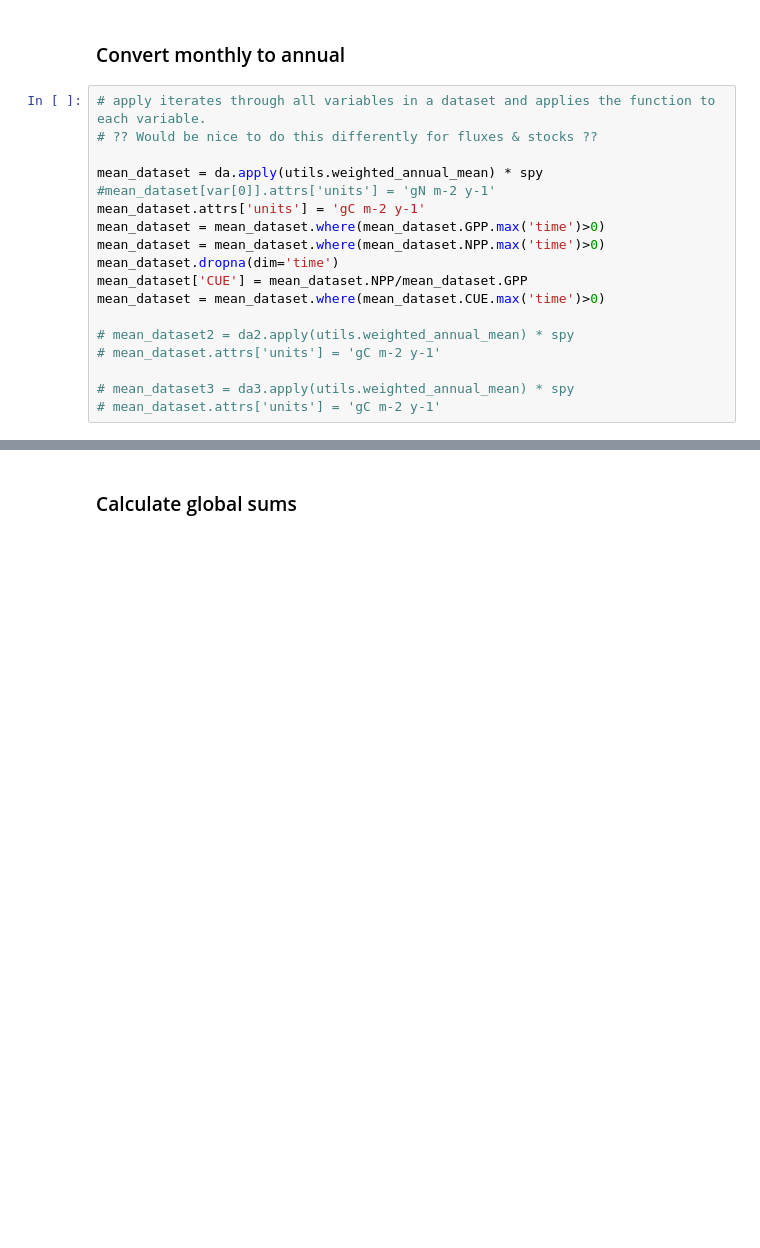
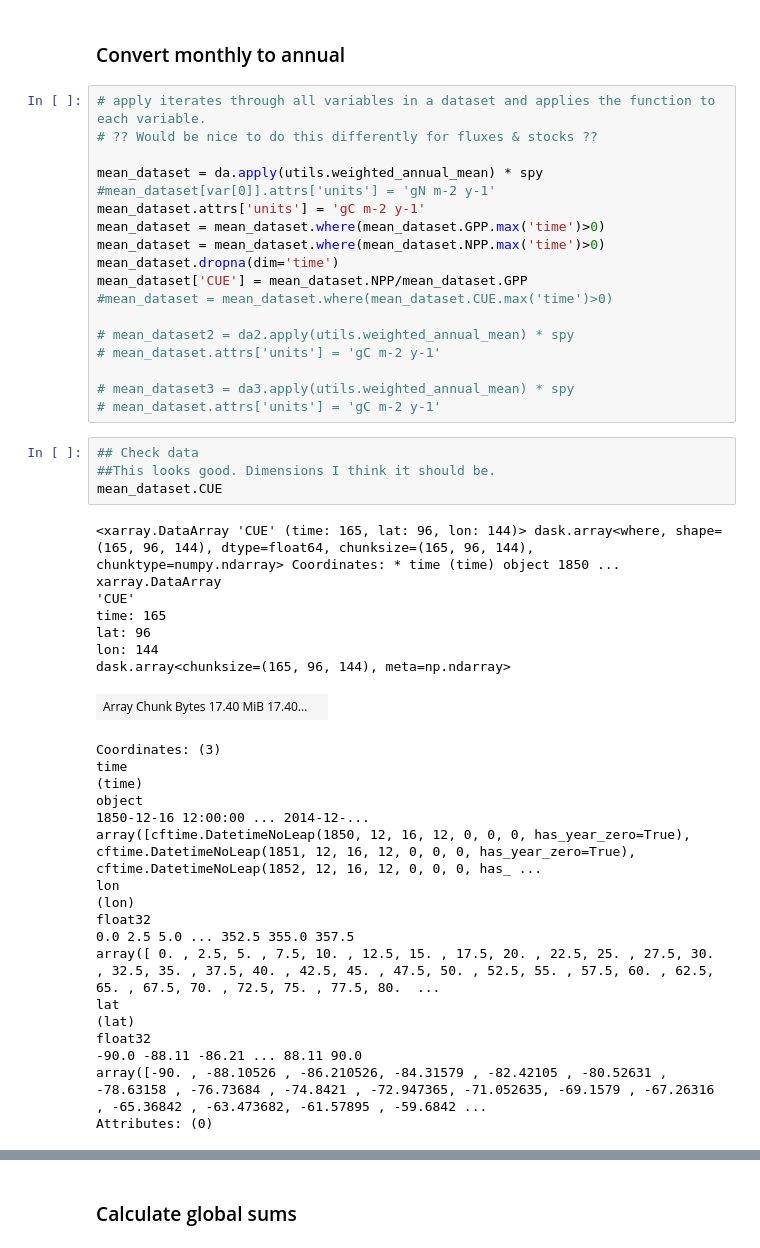
Before and after one commit to emhauser/Foliar-Stoichiometry_CO2, a Jupyter notebook: CN_CO2Global.ipynb, the cells around one changed output, grey strips where cells are left out. Cells and saved outputs as stored; diff of their text form; blank space fills up the shorter version.

```diff
--- a/CN_CO2Global.ipynb
+++ b/CN_CO2Global.ipynb
@@ -164,13 +162,43 @@ mean_dataset = mean_dataset.where(mean_dataset.GPP.max('time')>0)
 mean_dataset = mean_dataset.where(mean_dataset.NPP.max('time')>0)
 mean_dataset.dropna(dim='time')
 mean_dataset['CUE'] = mean_dataset.NPP/mean_dataset.GPP
-mean_dataset = mean_dataset.where(mean_dataset.CUE.max('time')>0)
+#mean_dataset = mean_dataset.where(mean_dataset.CUE.max('time')>0)
 
 # mean_dataset2 = da2.apply(utils.weighted_annual_mean) * spy
 # mean_dataset.attrs['units'] = 'gC m-2 y-1'
 
 # mean_dataset3 = da3.apply(utils.weighted_annual_mean) * spy
 # mean_dataset.attrs['units'] = 'gC m-2 y-1'
+# %%
+## Check data
+##This looks good. Dimensions I think it should be.
+mean_dataset.CUE
+# %% [output]
+<xarray.DataArray 'CUE' (time: 165, lat: 96, lon: 144)> dask.array<where, shape=(165, 96, 144), dtype=float64, chunksize=(165, 96, 144), chunktype=numpy.ndarray> Coordinates: * time (time) object 1850 ...
+xarray.DataArray
+'CUE'
+time: 165
+lat: 96
+lon: 144
+dask.array<chunksize=(165, 96, 144), meta=np.ndarray>
+| Array Chunk Bytes 17.40 MiB 17.40... |  |
+Coordinates: (3)
+time
+(time)
+object
+1850-12-16 12:00:00 ... 2014-12-...
+array([cftime.DatetimeNoLeap(1850, 12, 16, 12, 0, 0, 0, has_year_zero=True), cftime.DatetimeNoLeap(1851, 12, 16, 12, 0, 0, 0, has_year_zero=True), cftime.DatetimeNoLeap(1852, 12, 16, 12, 0, 0, 0, has_ ...
+lon
+(lon)
+float32
+0.0 2.5 5.0 ... 352.5 355.0 357.5
+array([ 0. , 2.5, 5. , 7.5, 10. , 12.5, 15. , 17.5, 20. , 22.5, 25. , 27.5, 30. , 32.5, 35. , 37.5, 40. , 42.5, 45. , 47.5, 50. , 52.5, 55. , 57.5, 60. , 62.5, 65. , 67.5, 70. , 72.5, 75. , 77.5, 80.  ...
+lat
+(lat)
+float32
+-90.0 -88.11 -86.21 ... 88.11 90.0
+array([-90. , -88.10526 , -86.210526, -84.31579 , -82.42105 , -80.52631 , -78.63158 , -76.73684 , -74.8421 , -72.947365, -71.052635, -69.1579 , -67.26316 , -65.36842 , -63.473682, -61.57895 , -59.6842 ...
+Attributes: (0)
 # %%
 #CUE = mean_dataset.NPP/mean_dataset.GPP
 #mean_dataset.NPP.values
```
Also changed, not shown: parts of 2 cells of this notebook.
